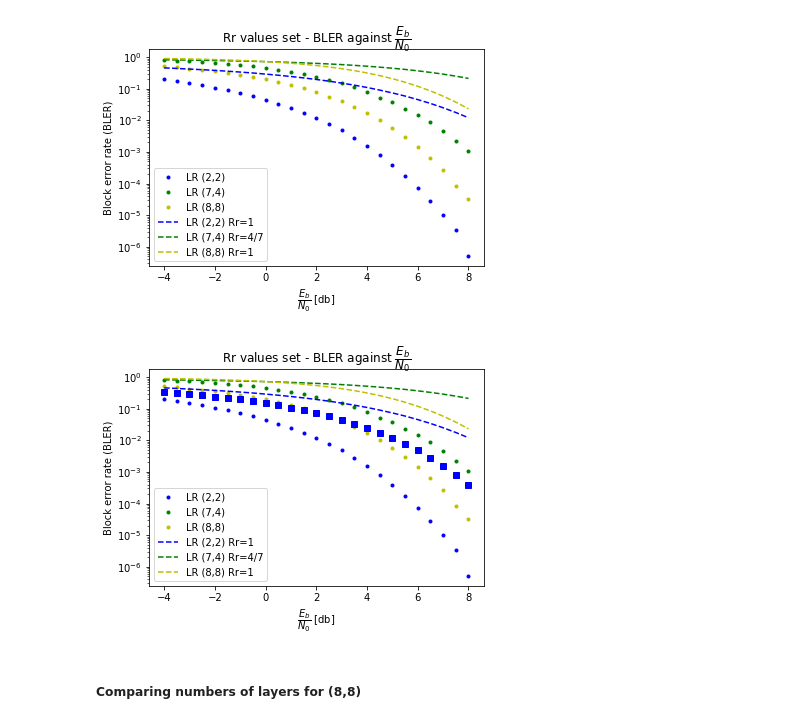
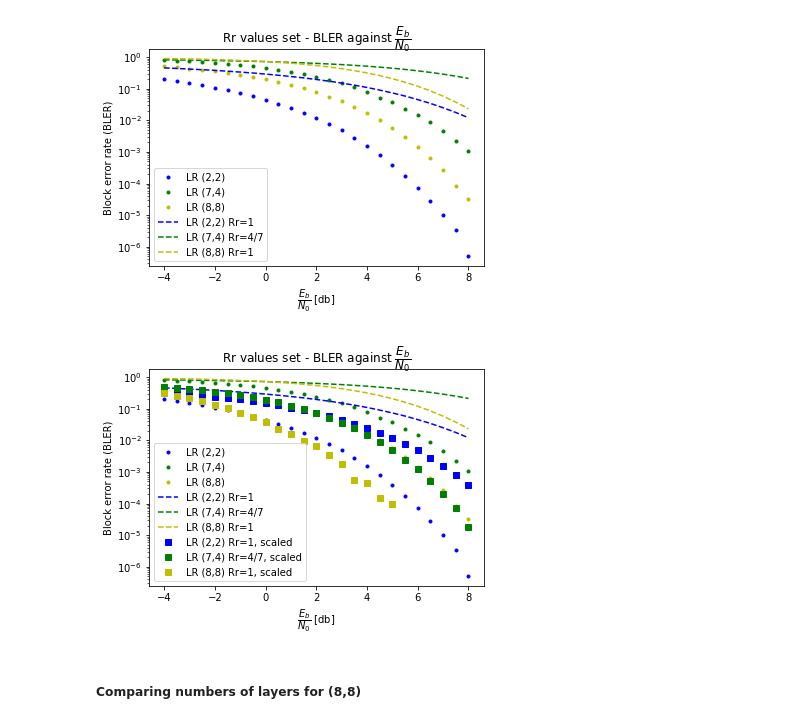
Before and after one commit to alistairwallace97/DNN_short_block_comms, a Jupyter notebook: initial_dnn_comms.ipynb, the cells around one changed output. Drawn from its saved outputs; the diff is of its cells as text; code cells hidden in the pictures.

Commit message:
Retrained (2,2), (7,4) and (8,8) with scaled channel symbols, all success

```diff
--- a/initial_dnn_comms.ipynb
+++ b/initial_dnn_comms.ipynb
@@ -1920,11 +1920,17 @@ ratio_db = 1.5, i = 12/25
 # leaky_relu_autoencoder_7_4_bler_Rr4_7 = bler
 # np.save('./key_results/leaky_relu_autoencoder_7_4_bler_Rr4_7.npy', leaky_relu_autoencoder_7_4_bler_Rr4_7)
 
+# lr_autoencoder_7_4_bler_6_0966e_4_Rr4_7 = bler
+# np.save('./key_results/lr_autoencoder_7_4_bler_6_0966e_4_Rr4_7.npy', lr_autoencoder_7_4_bler_6_0966e_4_Rr4_7)
+
 # leaky_relu_autoencoder_8_8_bler = bler
 # np.save('./key_results/leaky_relu_autoencoder_8_8_bler.npy', leaky_relu_autoencoder_8_8_bler)
 
 # leaky_relu_autoencoder_8_8_bler_2l_0_1763Rr1 = bler
 # np.save('./key_results/leaky_relu_autoencoder_8_8_bler_2l_0_1763Rr1.npy', leaky_relu_autoencoder_8_8_bler_2l_0_1763Rr1)
+
+# lr_autoencoder_8_8_bler_2l_3_3856e_6Rr1 = bler
+# np.save('./key_results/lr_autoencoder_8_8_bler_2l_3_3856e_6Rr1.npy', lr_autoencoder_8_8_bler_2l_3_3856e_6Rr1)
 
 # leaky_relu_autoencoder_7_4_bler = bler
 # np.save('./key_results/leaky_relu_autoencoder_7_4_bler.npy', leaky_relu_autoencoder_7_4_bler)
@@ -1948,6 +1954,7 @@ leaky_relu_autoencoder_8_8_bler_2l_0_1763Rr1 = np.load('./key_results/leaky_relu
 leaky_relu_autoencoder_2_2_bler_0_0683_Rr1 = np.load('./key_results/leaky_relu_autoencoder_2_2_bler_0_0683_Rr1.npy')
 
 lr_autoencoder_2_2_bler_0_0047_Rr1_scaled = np.load('./key_results/lr_autoencoder_2_2_bler_0_0047_Rr1_scaled.npy')
+lr_autoencoder_7_4_bler_6_0966e_4_Rr4_7 = np.load('./key_results/lr_autoencoder_7_4_bler_6_0966e_4_Rr4_7.npy')
 # %%
 # autoencoder8_8_tap_2l_bler = bler
 # np.save('./key_results/autoencoder8_8_tap_2l_bler.npy', autoencoder8_8_tap_2l_bler)
@@ -2035,21 +2042,25 @@ plt.show()
 # %%
 # All with updated correct R values.
 plt.semilogy(Eb_N0_dbs, leaky_relu_autoencoder_2_2_bler, 'b.')
 plt.semilogy(Eb_N0_dbs, leaky_relu_autoencoder_8_8_bler, 'g.')
 plt.semilogy(Eb_N0_dbs, leaky_relu_autoencoder_7_4_bler, 'y.')
 plt.semilogy(Eb_N0_dbs, leaky_relu_autoencoder_2_2_bler_0_0683_Rr1, 'b--')
 plt.semilogy(Eb_N0_dbs, leaky_relu_autoencoder_7_4_bler0_8866_Rr4_7, 'g--')
 plt.semilogy(Eb_N0_dbs, leaky_relu_autoencoder_8_8_bler_2l_0_1763Rr1, 'y--')
 plt.semilogy(Eb_N0_dbs, lr_autoencoder_2_2_bler_0_0047_Rr1_scaled, 'bs')
+plt.semilogy(Eb_N0_dbs, lr_autoencoder_7_4_bler_6_0966e_4_Rr4_7, 'gs')
+plt.semilogy(Eb_N0_dbs, lr_autoencoder_8_8_bler_2l_3_3856e_6Rr1, 'ys')
 plt.title(r'Rr values set - BLER against $\dfrac{E_b}{N_0}$')
 plt.xlabel(r'$\dfrac{E_b}{N_0}$ [db]')
 plt.ylabel("Block error rate (BLER)")
 plt.legend(["LR (2,2)", "LR (7,4)", "LR (8,8)", \
-            "LR (2,2) Rr=1", "LR (7,4) Rr=4/7", "LR (8,8) Rr=1"])
+            "LR (2,2) Rr=1", "LR (7,4) Rr=4/7", "LR (8,8) Rr=1",\
+            "LR (2,2) Rr=1, scaled", "LR (7,4) Rr=4/7, scaled", \
+            "LR (8,8) Rr=1, scaled"])
 plt.show()
 # plt.savefig("./figures/autoencoder_2_2_bler_EbNo.png")
 # %% [output]
-[figure, old version]
+[figure, new version]
 # %% [markdown]
 ##### Comparing numbers of layers for (8,8)
 # %%
```
Also changed, not shown: parts of 16 cells of this notebook, 8 other files.
